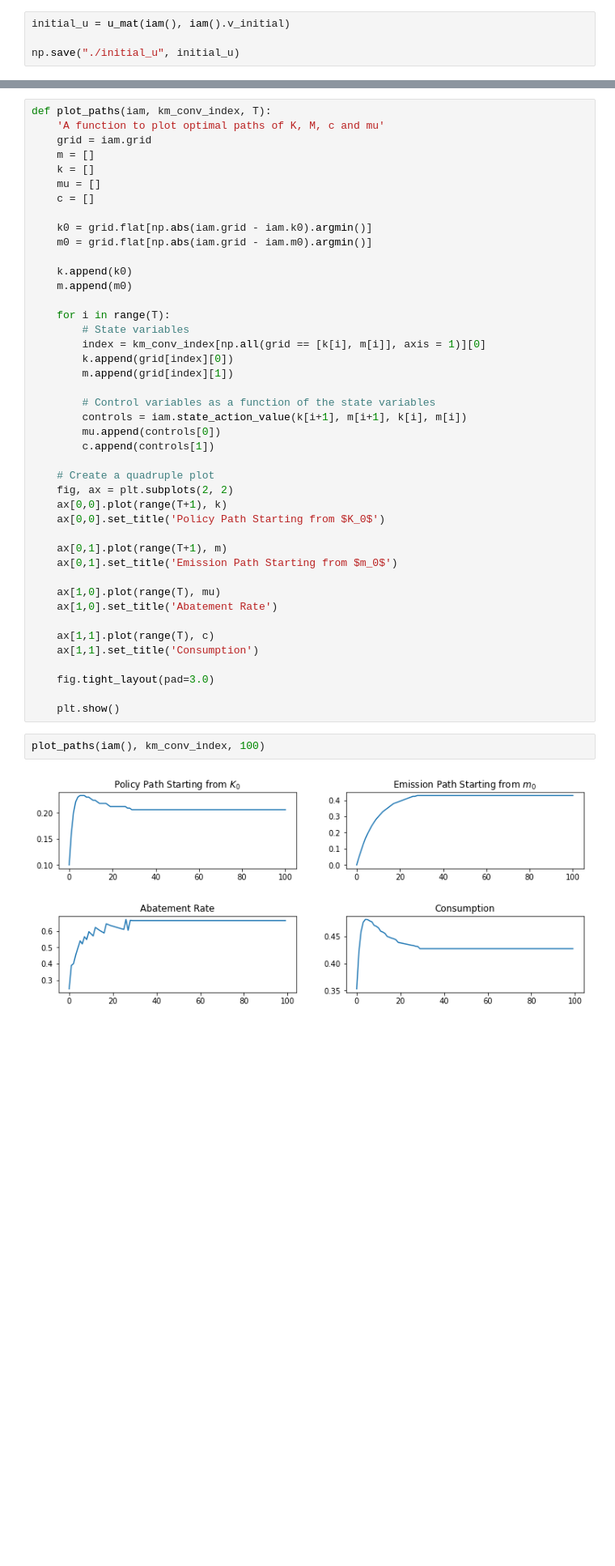
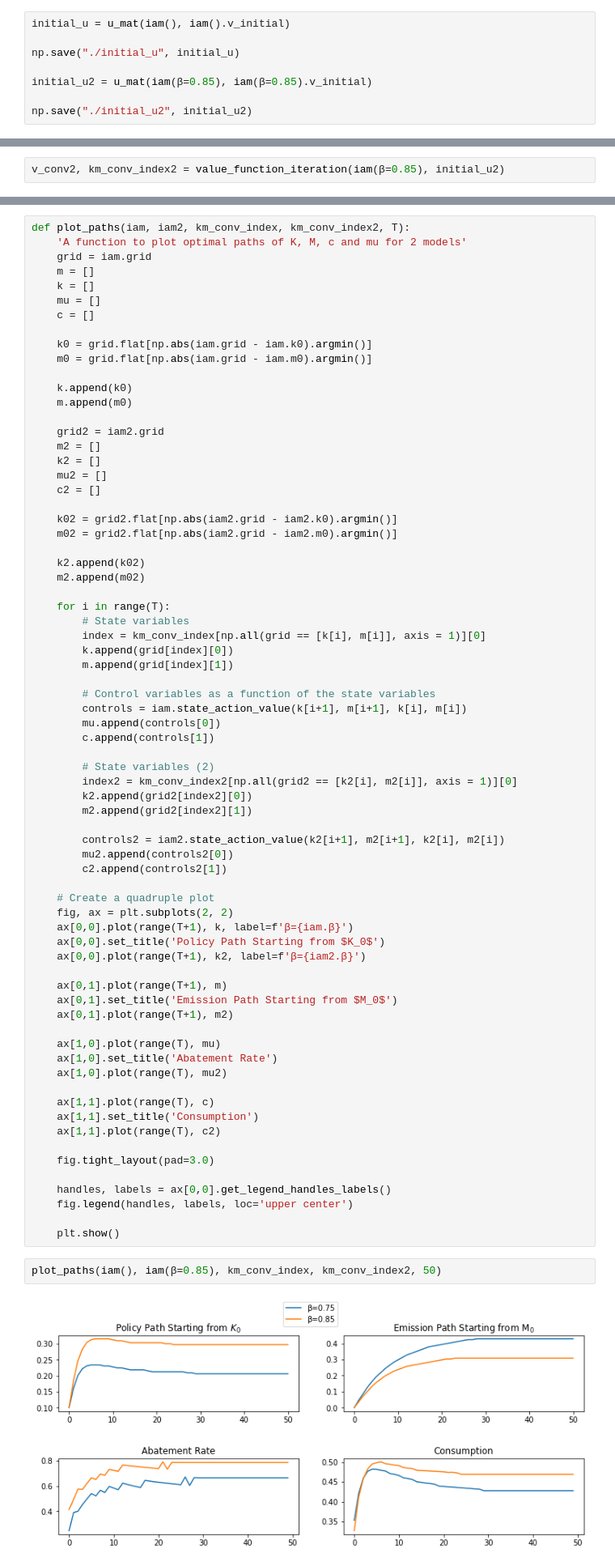
Before and after one commit to basm92/macroeconomics_i, a Jupyter notebook: assignment_1/question2_main.ipynb, the cells around one changed output, grey strips where cells are left out. Shown at 81% size. Cells and saved outputs as stored; diff of their text form; blank space fills up the shorter version.

```diff
--- a/assignment_1/question2_main.ipynb
+++ b/assignment_1/question2_main.ipynb
@@ -130,4 +122,8 @@ def u_mat(iam, v):
 initial_u = u_mat(iam(), iam().v_initial)
 
 np.save("./initial_u", initial_u)
+
+initial_u2 = u_mat(iam(β=0.85), iam(β=0.85).v_initial)
+
+np.save("./initial_u2", initial_u2)
 # %%
@@ -194,3 +195,5 @@ Error at iteration 25 is 0.0009570618601122405.
 Error at iteration 30 is 0.0002271152656323494.
 
 Converged in 33 iterations.
+# %%
+v_conv2, km_conv_index2 = value_function_iteration(iam(β=0.85), initial_u2)
@@ -199,8 +216,8 @@ Converged in 33 iterations.
 
 As per the assignment:
 # %%
-def plot_paths(iam, km_conv_index, T):
-    'A function to plot optimal paths of K, M, c and mu'
+def plot_paths(iam, iam2, km_conv_index, km_conv_index2, T):
+    'A function to plot optimal paths of K, M, c and mu for 2 models'
     grid = iam.grid
     m = []
     k = []
@@ -213,6 +230,18 @@ def plot_paths(iam, km_conv_index, T):
     k.append(k0)
     m.append(m0)
 
+    grid2 = iam2.grid
+    m2 = []
+    k2 = []
+    mu2 = []
+    c2 = []
+
+    k02 = grid2.flat[np.abs(iam2.grid - iam2.k0).argmin()]
+    m02 = grid2.flat[np.abs(iam2.grid - iam2.m0).argmin()]
+
+    k2.append(k02)
+    m2.append(m02)
+
     for i in range(T):
         # State variables
         index = km_conv_index[np.all(grid == [k[i], m[i]], axis = 1)][0]
@@ -224,24 +253,40 @@ def plot_paths(iam, km_conv_index, T):
         mu.append(controls[0])
         c.append(controls[1])
 
+        # State variables (2)
+        index2 = km_conv_index2[np.all(grid2 == [k2[i], m2[i]], axis = 1)][0]
+        k2.append(grid2[index2][0])
+        m2.append(grid2[index2][1])
+
+        controls2 = iam2.state_action_value(k2[i+1], m2[i+1], k2[i], m2[i])
+        mu2.append(controls2[0])
+        c2.append(controls2[1])
+
     # Create a quadruple plot
     fig, ax = plt.subplots(2, 2)
-    ax[0,0].plot(range(T+1), k)
+    ax[0,0].plot(range(T+1), k, label=f'β={iam.β}')
     ax[0,0].set_title('Policy Path Starting from $K_0$')
+    ax[0,0].plot(range(T+1), k2, label=f'β={iam2.β}')
 
     ax[0,1].plot(range(T+1), m)
-    ax[0,1].set_title('Emission Path Starting from $m_0$')
+    ax[0,1].set_title('Emission Path Starting from $Μ_0$')
+    ax[0,1].plot(range(T+1), m2)
 
     ax[1,0].plot(range(T), mu)
     ax[1,0].set_title('Abatement Rate')
+    ax[1,0].plot(range(T), mu2)
 
     ax[1,1].plot(range(T), c)
     ax[1,1].set_title('Consumption')
+    ax[1,1].plot(range(T), c2)
 
     fig.tight_layout(pad=3.0)
 
+    handles, labels = ax[0,0].get_legend_handles_labels()
+    fig.legend(handles, labels, loc='upper center')
+
     plt.show()
 # %%
-plot_paths(iam(), km_conv_index, 100)
+plot_paths(iam(), iam(β=0.85), km_conv_index, km_conv_index2, 50)
 # %% [output]
-[figure, old version]
+[figure, new version]
```
Also changed, not shown: parts of 5 cells of this notebook, 1 other file.
